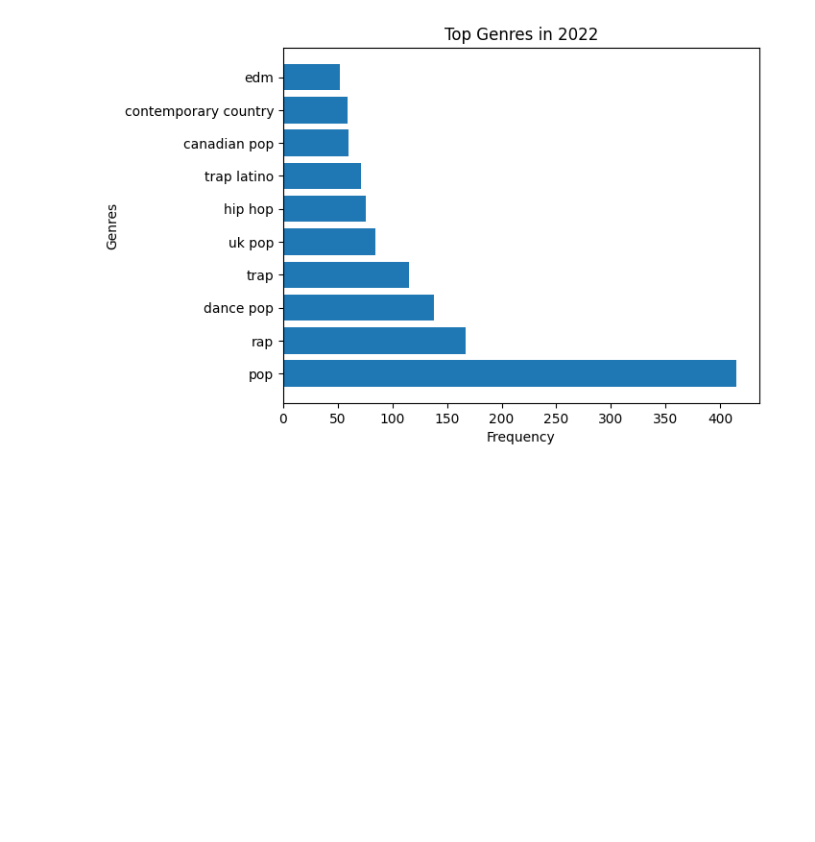
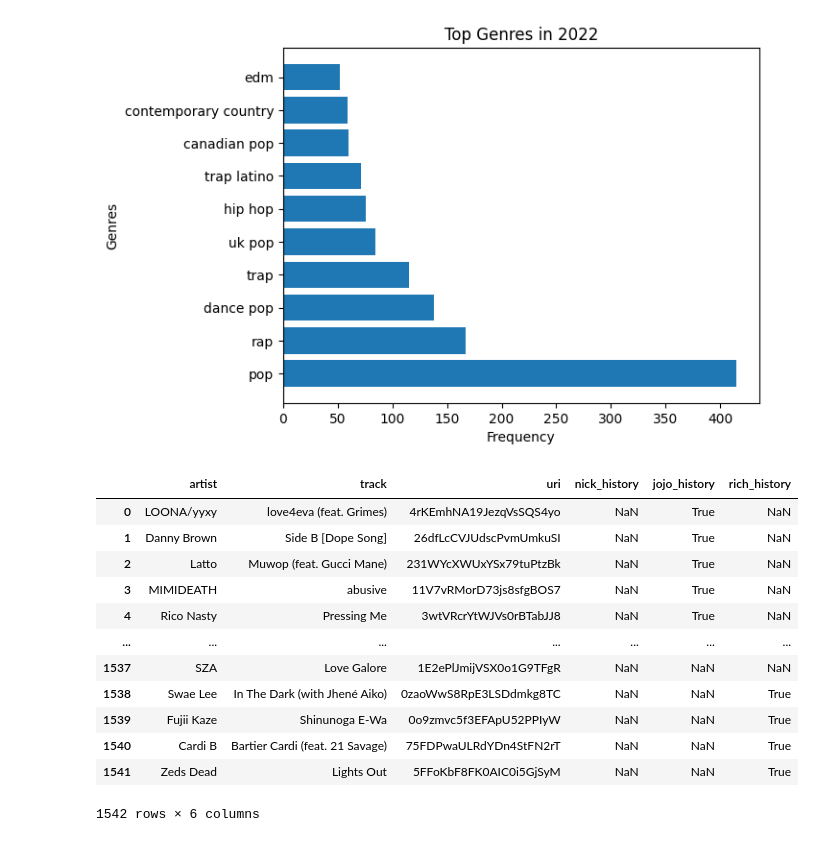
Before and after one commit to broussardjojo/ds3k, a Jupyter notebook: eda/spotify/Richard/richard_EDA.ipynb, the cells around one changed output. Saved outputs shown, nothing was run; the diff lists cells and outputs as text; code cells hidden in the pictures; blank space fills up the shorter version.

```diff
--- a/eda/spotify/Richard/richard_EDA.ipynb
+++ b/eda/spotify/Richard/richard_EDA.ipynb
@@ -204,3 +200,6 @@ plt.title("Top Genres in 2022")
 # %% [output]
 Text(0.5, 1.0, 'Top Genres in 2022')
 [figure]
+# %%
+import pandas as pd
+df = pd.read_csv('masterTable.csv')
@@ -206,0 +212,16 @@ Text(0.5, 1.0, 'Top Genres in 2022')
+# %%
+df
+# %% [output]
+|  | artist | track | uri | nick_history | jojo_history | rich_history |
+| 0 | LOONA/yyxy | love4eva (feat. Grimes) | 4rKEmhNA19JezqVsSQS4yo | NaN | True | NaN |
+| 1 | Danny Brown | Side B [Dope Song] | 26dfLcCVJUdscPvmUmkuSI | NaN | True | NaN |
+| 2 | Latto | Muwop (feat. Gucci Mane) | 231WYcXWUxYSx79tuPtzBk | NaN | True | NaN |
+| 3 | MIMIDEATH | abusive | 11V7vRMorD73js8sfgBOS7 | NaN | True | NaN |
+| 4 | Rico Nasty | Pressing Me | 3wtVRcrYtWJVs0rBTabJJ8 | NaN | True | NaN |
+| ... | ... | ... | ... | ... | ... | ... |
+| 1537 | SZA | Love Galore | 1E2ePlJmijVSX0o1G9TFgR | NaN | NaN | NaN |
+| 1538 | Swae Lee | In The Dark (with Jhené Aiko) | 0zaoWwS8RpE3LSDdmkg8TC | NaN | NaN | True |
+| 1539 | Fujii Kaze | Shinunoga E-Wa | 0o9zmvc5f3EFApU52PPIyW | NaN | NaN | True |
+| 1540 | Cardi B | Bartier Cardi (feat. 21 Savage) | 75FDPwaULRdYDn4StFN2rT | NaN | NaN | True |
+| 1541 | Zeds Dead | Lights Out | 5FFoKbF8FK0AIC0i5GjSyM | NaN | NaN | True |
+1542 rows × 6 columns
```
Also changed, not shown: parts of 10 cells of this notebook, 1 other file.
